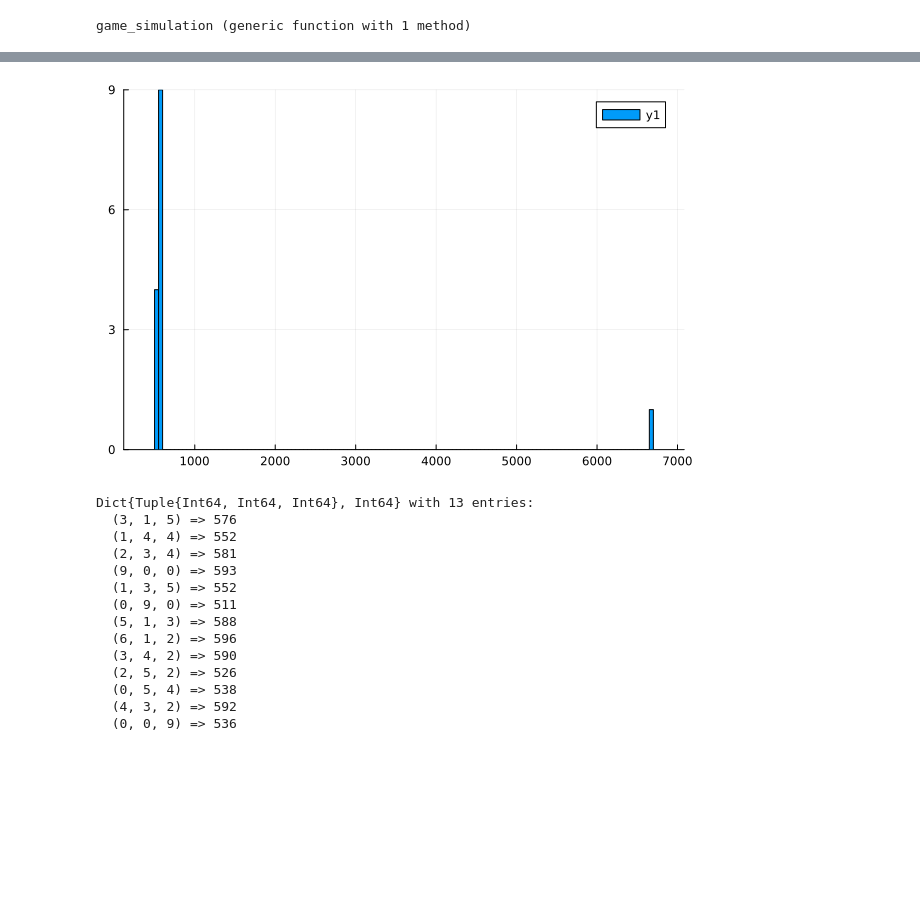
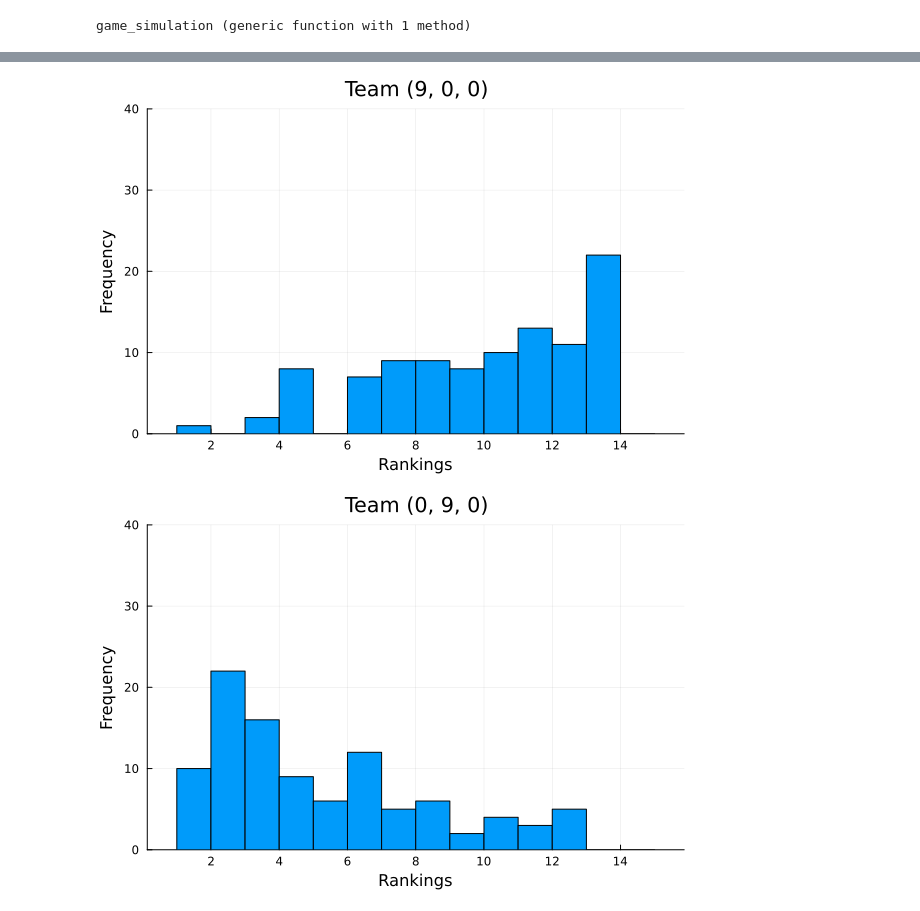
Before and after one commit to jyanga23/BaseballSim, a Jupyter notebook: Project3_markov.ipynb, the cells around one changed output, grey strips where cells are left out. Drawn from its saved outputs; the diff is of its cells as text; code cells hidden in the pictures; blank space fills up the shorter version.

Commit message:
Team Rankings Distributions
Displays team ranking distributions for 100 seasons

```diff
--- a/Project3_markov.ipynb
+++ b/Project3_markov.ipynb
@@ -414,22 +335,41 @@ end
-# %%
-hist = histogram(collect(values(wins)))
-hist
-# %% [output]
-[figure, removed]
-# %%
-wins = delete!(wins, (3, 6, 0))
-# %% [output]
-Dict{Tuple{Int64, Int64, Int64}, Int64} with 13 entries:
-  (3, 1, 5) => 576
-  (1, 4, 4) => 552
-  (2, 3, 4) => 581
-  (9, 0, 0) => 593
-  (1, 3, 5) => 552
-  (0, 9, 0) => 511
-  (5, 1, 3) => 588
-  (6, 1, 2) => 596
-  (3, 4, 2) => 590
-  (2, 5, 2) => 526
-  (0, 5, 4) => 538
-  (4, 3, 2) => 592
-  (0, 0, 9) => 536
+# %%
+season_rankings = []
+
+for i in 1:100
+    results, wins = simulate_season()
+
+    home = pop!(wins, (3, 6, 0))
+    wins = reverse(sort(collect(zip(values(wins), keys(wins)))))
+
+    rank = Dict()
+    for j in 1:length(wins)
+        rank[wins[j][2]] = j
+    end
+    push!(season_rankings, rank)
+
+end
+# %%
+for i in 1:length(teams)
+    team = teams[i][1]
+    if (team == (3,6,0)) continue end
+
+    team_rankings = []
+    for season in 1:length(season_rankings)
+        ranking = season_rankings[season][team]
+        push!(team_rankings, ranking)
+    end
+
+    rankings_hist = histogram(collect(team_rankings),
+                            bins=range(1, 15, length=15),
+                            title = "Team " * string(team),
+                            ylims = (0, 40),
+                            xlabel = "Rankings",
+                            ylabel = "Frequency",
+                            legend = false
+                            )
+    display(rankings_hist)
+    println("\n")
+end
+# %% [output]
+[figure, added]
+[figure, added]
```
Also changed, not shown: parts of 7 cells of this notebook.
